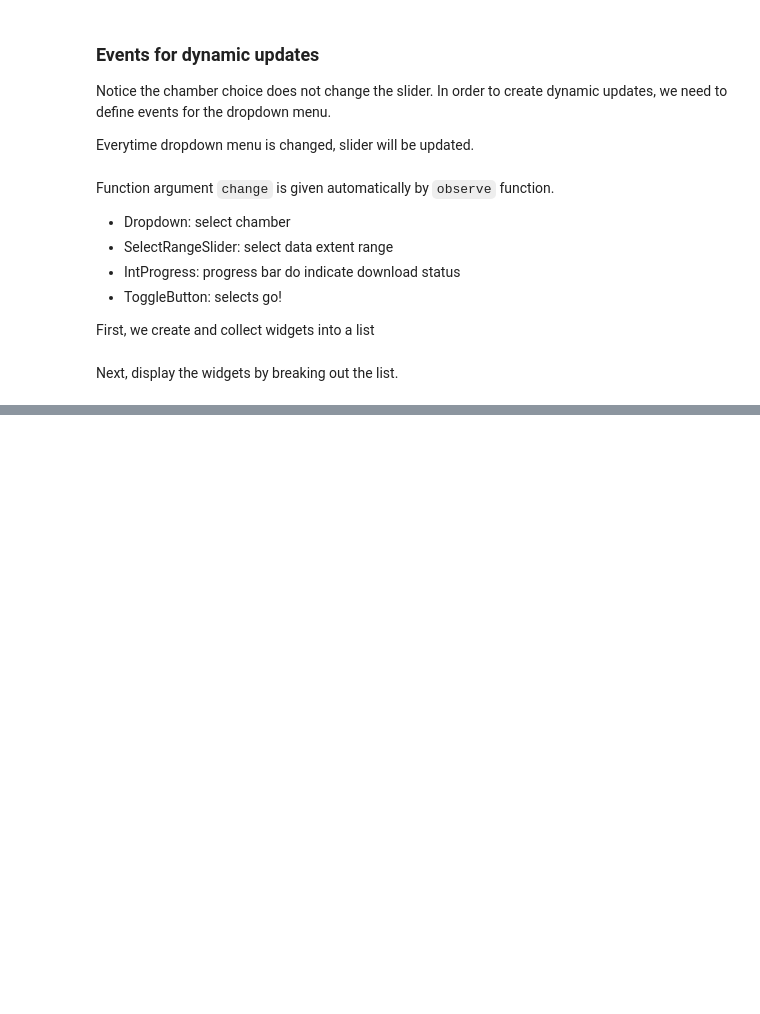
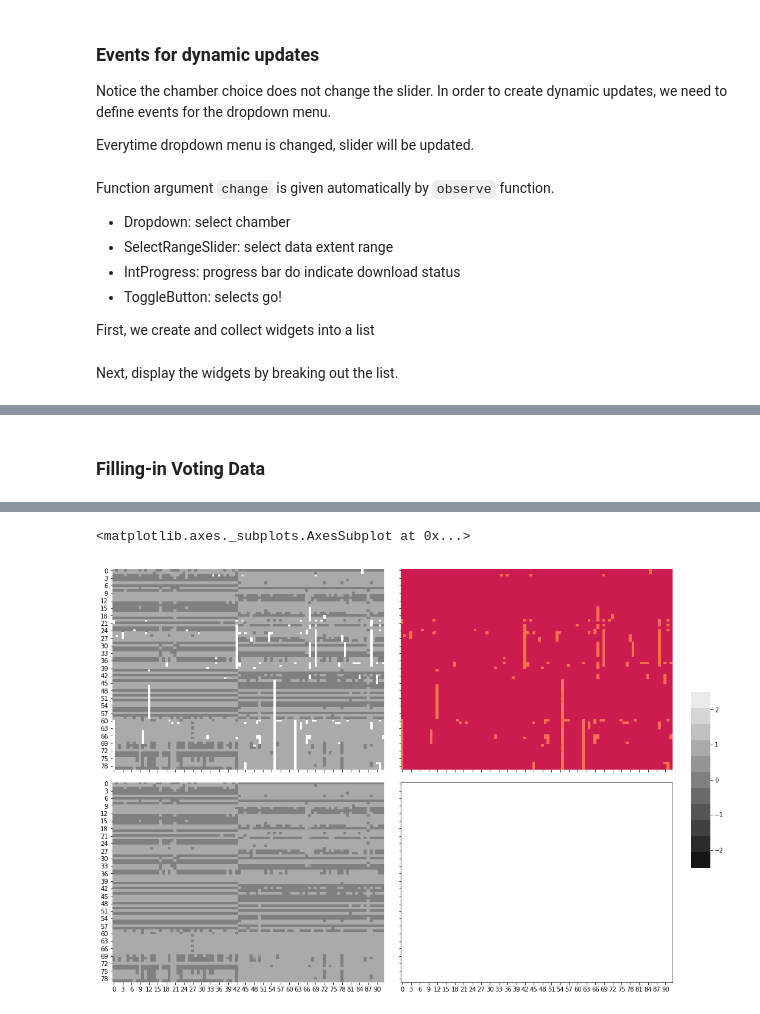
Before and after one commit to dchu1234/Spring2019, a Jupyter notebook: lecture-notes/16-Congressional-Voting-Data-Analysis.ipynb, the cells around one changed output, grey strips where cells are left out. Cells and saved outputs as stored; diff of their text form; code cells hidden in the pictures; blank space fills up the shorter version.

Commit message:
voting

```diff
--- a/lecture-notes/16-Congressional-Voting-Data-Analysis.ipynb
+++ b/lecture-notes/16-Congressional-Voting-Data-Analysis.ipynb
@@ -490,4 +512,0 @@ hist
-# %%
-asdf = hist.isna()
-hist[asdf] = 0
-hist
@@ -512,0 +597,29 @@ hist
+# %% [markdown]
+### Filling-in Voting Data
+# %%
+histX = hist.values.copy().astype(np.float32)
+missing = np.isnan(histX)
+
+histX_filled = KNN(k=5).complete(histX)
+
+fig, axn = plt.subplots(2, 2, figsize=(15, 10), sharex=True, sharey=True)
+
+fig.tight_layout(rect=[0, 0, .9, 1])
+ax = axn.flat
+
+cbar_ax = fig.add_axes([.91, .3, .03, .4])
+
+amap = sns.color_palette("gray", 11)
+
+sns.heatmap(histX, ax=ax[0], cmap=amap, vmin=-2.5, vmax=2.5, cbar_ax=None, cbar=False)
+
+sns.heatmap(missing, ax=ax[1], vmin=-2.5, vmax=2.5, cbar_ax=cbar_ax, cbar=True)
+
+temp = histX.copy()
+temp[~missing] = np.nan
+sns.heatmap(histX_filled, ax=ax[2], cmap=amap, vmin=-2.5, vmax=2.5, cbar_ax=cbar_ax, cbar=True)
+
+# temp = X_filled_knn.copy()
+# temp[~missing] = np.nan
+# sns.heatmap(temp, ax=ax[3], cmap=amap, vmin=-2.5, vmax=2.5, cbar_ax=cbar_ax, cbar=True)
+# %% [output]
@@ -512,0 +627,2 @@ hist
+<matplotlib.axes._subplots.AxesSubplot at 0x...>
+[figure, added]
```
Also changed, not shown: parts of 30 cells of this notebook.
